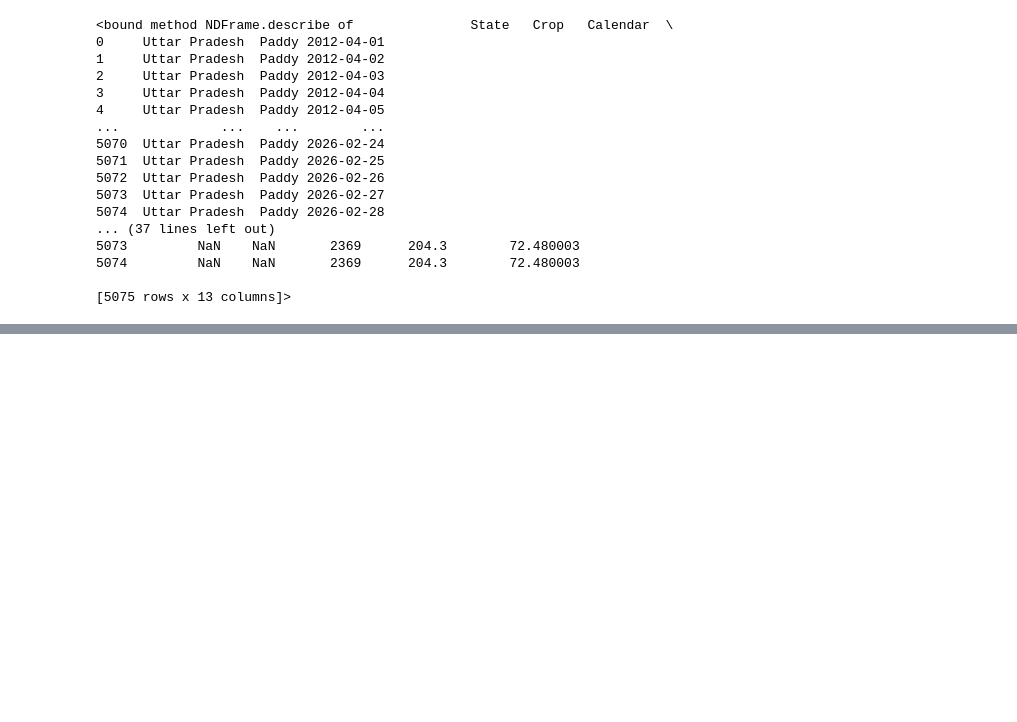
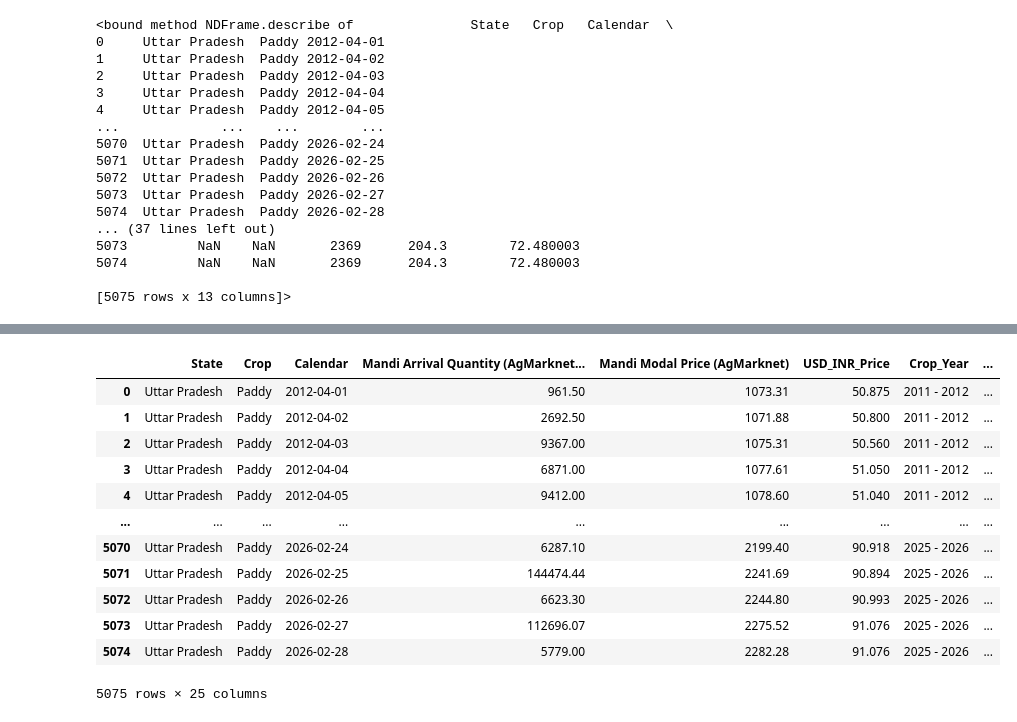
Before and after one commit to Arshixs/BTP, a Jupyter notebook: Untitled.ipynb, the cells around one changed output, grey strips where cells are left out. Drawn from its saved outputs; the diff is of its cells as text; code cells hidden in the pictures; blank space fills up the shorter version.

```diff
--- a/Untitled.ipynb
+++ b/Untitled.ipynb
@@ -543,3 +543,5 @@ df_final_model.describe
 5074         NaN    NaN       2369      204.3        72.480003
 
 [5075 rows x 13 columns]>
+# %%
+df = pd.read_csv("Master_Agri_Dataset.csv")
@@ -545,0 +631,16 @@ df_final_model.describe
+# %%
+df
+# %% [output]
+|  | State | Crop | Calendar | Mandi Arrival Quantity (AgMarknet... | Mandi Modal Price (AgMarknet) | USD_INR_Price | Crop_Year | ... |
+| 0 | Uttar Pradesh | Paddy | 2012-04-01 | 961.50 | 1073.31 | 50.875 | 2011 - 2012 | ... |
+| 1 | Uttar Pradesh | Paddy | 2012-04-02 | 2692.50 | 1071.88 | 50.800 | 2011 - 2012 | ... |
+| 2 | Uttar Pradesh | Paddy | 2012-04-03 | 9367.00 | 1075.31 | 50.560 | 2011 - 2012 | ... |
+| 3 | Uttar Pradesh | Paddy | 2012-04-04 | 6871.00 | 1077.61 | 51.050 | 2011 - 2012 | ... |
+| 4 | Uttar Pradesh | Paddy | 2012-04-05 | 9412.00 | 1078.60 | 51.040 | 2011 - 2012 | ... |
+| ... | ... | ... | ... | ... | ... | ... | ... | ... |
+| 5070 | Uttar Pradesh | Paddy | 2026-02-24 | 6287.10 | 2199.40 | 90.918 | 2025 - 2026 | ... |
+| 5071 | Uttar Pradesh | Paddy | 2026-02-25 | 144474.44 | 2241.69 | 90.894 | 2025 - 2026 | ... |
+| 5072 | Uttar Pradesh | Paddy | 2026-02-26 | 6623.30 | 2244.80 | 90.993 | 2025 - 2026 | ... |
+| 5073 | Uttar Pradesh | Paddy | 2026-02-27 | 112696.07 | 2275.52 | 91.076 | 2025 - 2026 | ... |
+| 5074 | Uttar Pradesh | Paddy | 2026-02-28 | 5779.00 | 2282.28 | 91.076 | 2025 - 2026 | ... |
+5075 rows × 25 columns
```
Also changed, not shown: parts of 4 cells of this notebook, 8 other files.
